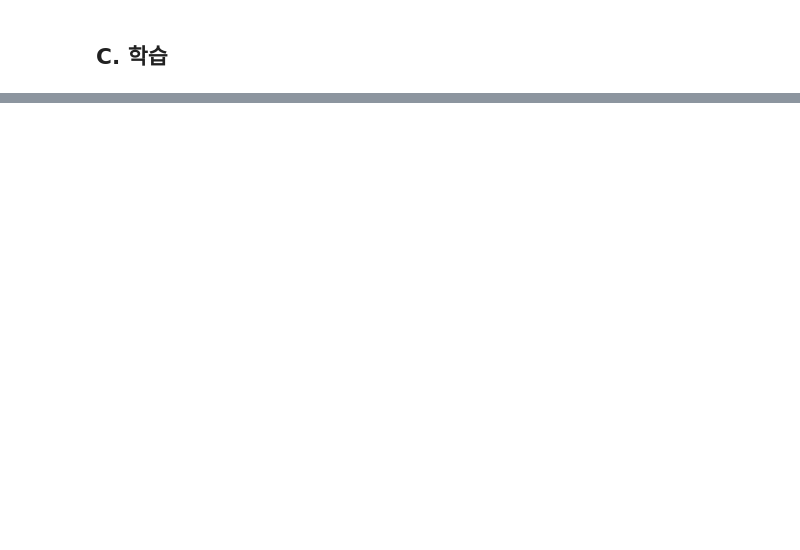
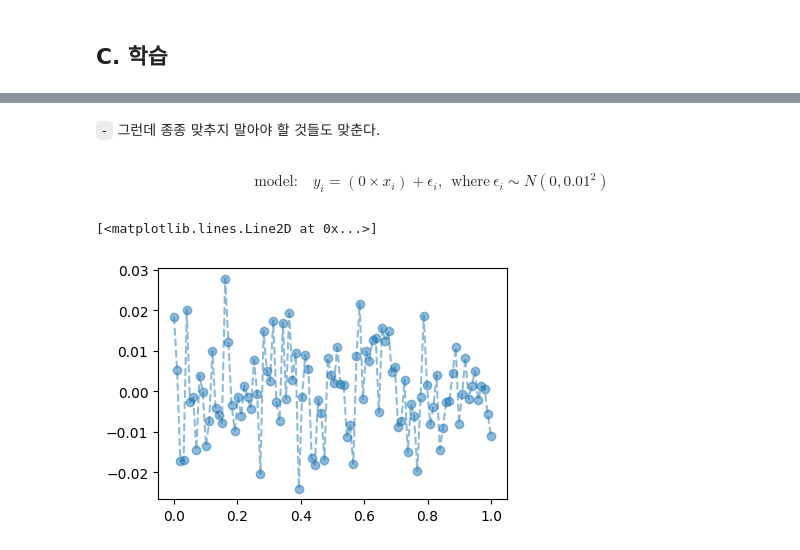
Before and after one commit to guebin/DL2026, a Jupyter notebook: posts/draft.ipynb, the cells around one changed output, grey strips where cells are left out. Drawn from its saved outputs; the diff is of its cells as text; code cells hidden in the pictures; blank space fills up the shorter version.

```diff
--- a/posts/draft.ipynb
+++ b/posts/draft.ipynb
@@ -710,0 +161,12 @@ tensor(0.9895)
+# %% [markdown]
+`-` 그런데 종종 맞추지 말아야 할 것들도 맞춘다.
+# %% [markdown]
+$$\text{model:} \quad y_i = (0\times x_i) + \epsilon_i,~~ \text{where}~ \epsilon_i \sim N(0,0.01^2)$$
+# %%
+torch.manual_seed(5)
+x = torch.linspace(0,1,100).reshape(100,1)
+y = torch.randn(100).reshape(100,1)*0.01
+plt.plot(x,y,'--o',alpha=0.5)
+# %% [output]
+[<matplotlib.lines.Line2D at 0x...>]
+[figure, added]
```
Also changed, not shown: parts of 402 cells of this notebook, 51 other files.
